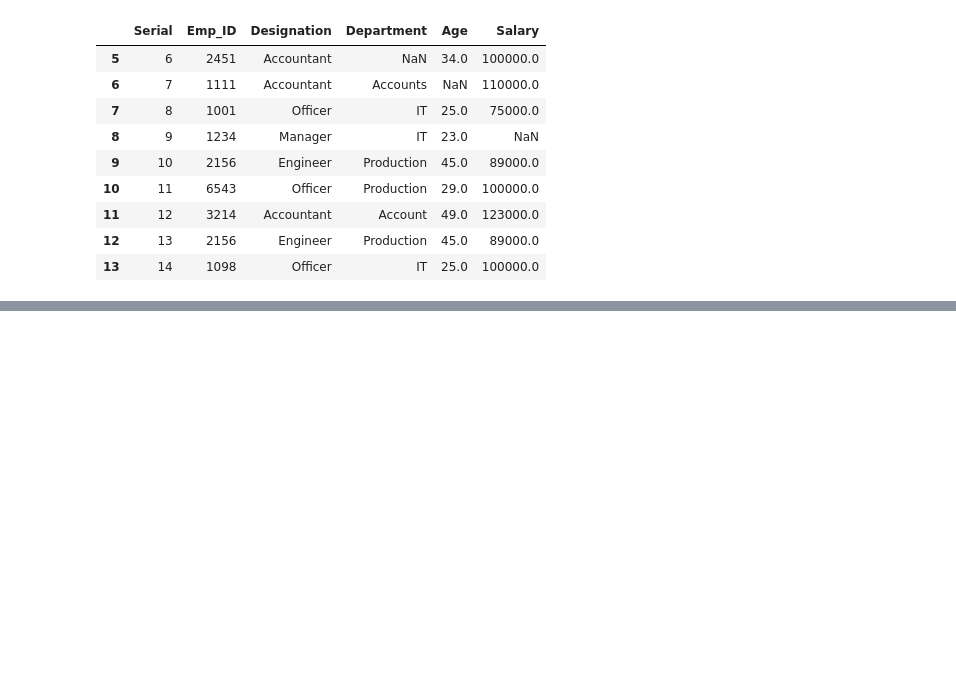
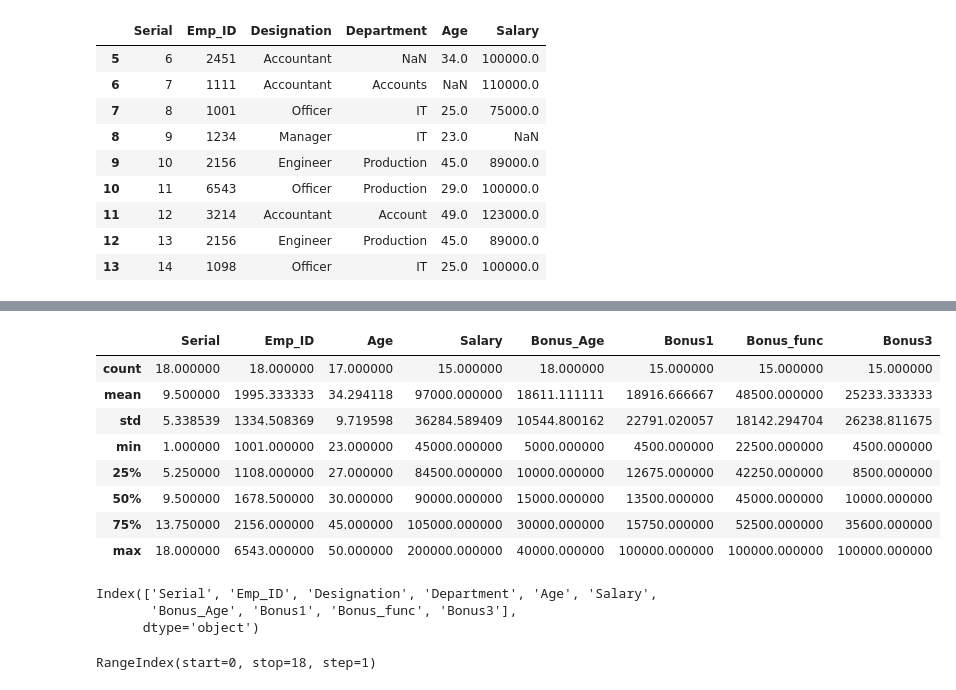
Before and after one commit to GhulamQadir/python_programming, a Jupyter notebook: advance-python/pandas/pandas.ipynb, the cells around one changed output, grey strips where cells are left out. Cells and saved outputs as stored; diff of their text form; code cells hidden in the pictures; blank space fills up the shorter version.

```diff
--- a/advance-python/pandas/pandas.ipynb
+++ b/advance-python/pandas/pandas.ipynb
@@ -489,0 +526,25 @@ employee_data.loc[5:13, "Serial":"Salary"]
+# %%
+# Provides statistical summary for numerical columns. Includes count, mean, std, min, max, and quartiles.
+employee_data.describe()
+# %% [output]
+|  | Serial | Emp_ID | Age | Salary | Bonus_Age | Bonus1 | Bonus_func | Bonus3 |
+| count | 18.000000 | 18.000000 | 17.000000 | 15.000000 | 18.000000 | 15.000000 | 15.000000 | 15.000000 |
+| mean | 9.500000 | 1995.333333 | 34.294118 | 97000.000000 | 18611.111111 | 18916.666667 | 48500.000000 | 25233.333333 |
+| std | 5.338539 | 1334.508369 | 9.719598 | 36284.589409 | 10544.800162 | 22791.020057 | 18142.294704 | 26238.811675 |
+| min | 1.000000 | 1001.000000 | 23.000000 | 45000.000000 | 5000.000000 | 4500.000000 | 22500.000000 | 4500.000000 |
+| 25% | 5.250000 | 1108.000000 | 27.000000 | 84500.000000 | 10000.000000 | 12675.000000 | 42250.000000 | 8500.000000 |
+| 50% | 9.500000 | 1678.500000 | 30.000000 | 90000.000000 | 15000.000000 | 13500.000000 | 45000.000000 | 10000.000000 |
+| 75% | 13.750000 | 2156.000000 | 45.000000 | 105000.000000 | 30000.000000 | 15750.000000 | 52500.000000 | 35600.000000 |
+| max | 18.000000 | 6543.000000 | 50.000000 | 200000.000000 | 40000.000000 | 100000.000000 | 100000.000000 | 100000.000000 |
+# %%
+# Returns a list of column names in the DataFrame.
+employee_data.columns
+# %% [output]
+Index(['Serial', 'Emp_ID', 'Designation', 'Department', 'Age', 'Salary',
+       'Bonus_Age', 'Bonus1', 'Bonus_func', 'Bonus3'],
+      dtype='object')
+# %%
+# Returns the index (row labels) of the DataFrame.
+employee_data.index
+# %% [output]
+RangeIndex(start=0, stop=18, step=1)
```
Also changed, not shown: parts of 12 cells of this notebook.
